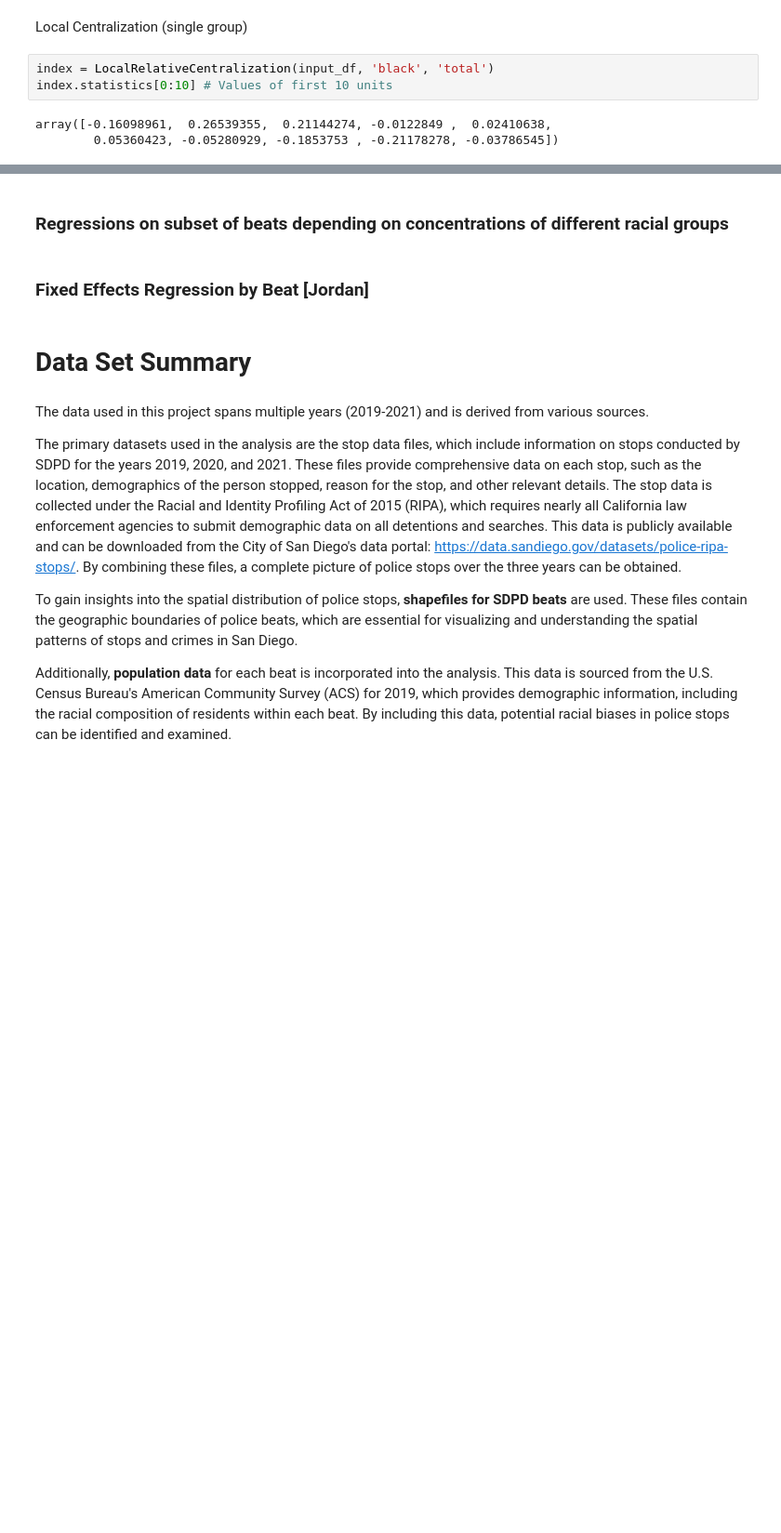
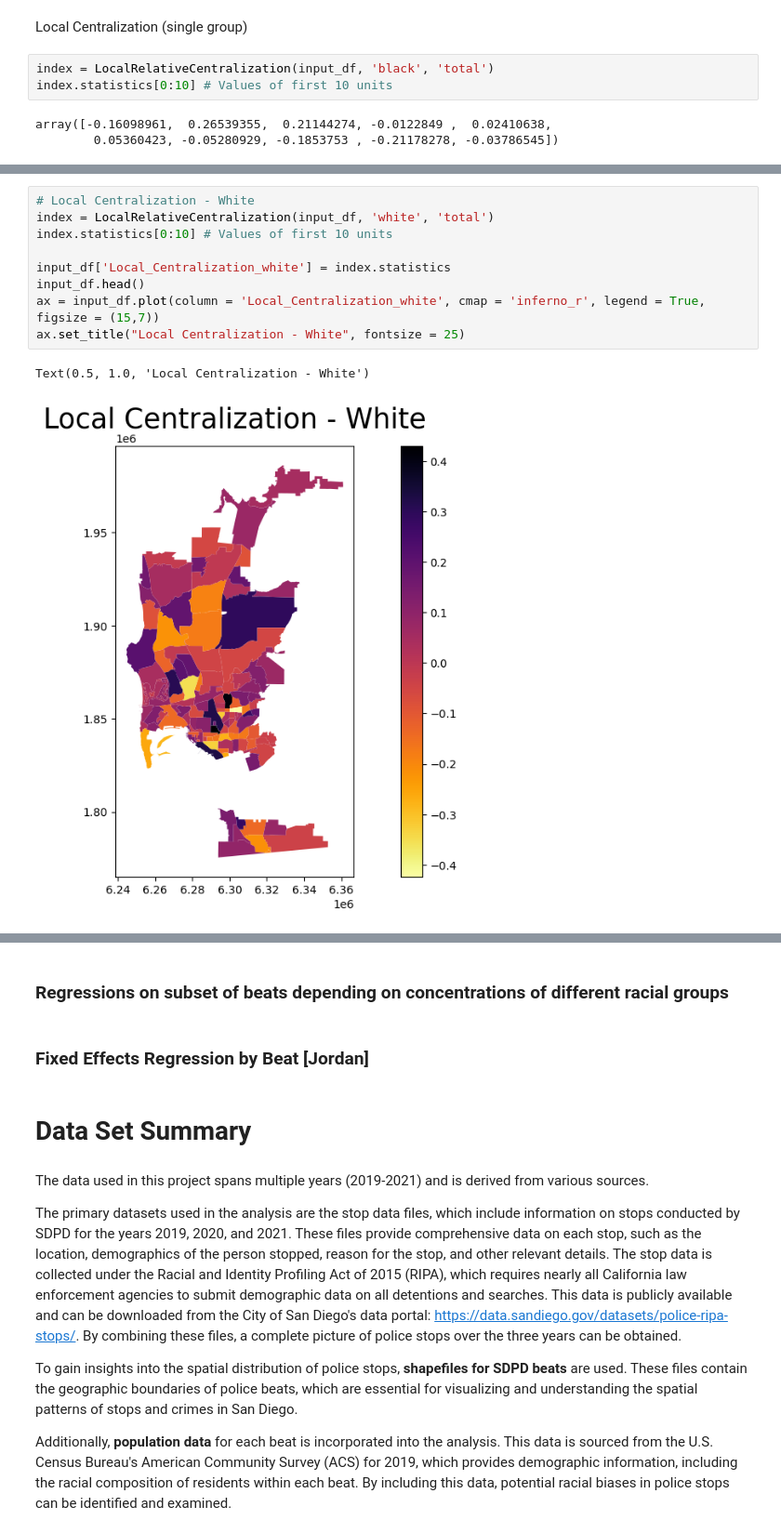
Before and after one commit to aldabbagh/DPI617, a Jupyter notebook: starter.ipynb, the cells around one changed output, grey strips where cells are left out. Shown at 93% size. Drawn from its saved outputs; the diff is of its cells as text; blank space fills up the shorter version.

```diff
--- a/starter.ipynb
+++ b/starter.ipynb
@@ -1033,3 +1042,15 @@ Text(0.5, 1.0, 'Local Centralization - Black')
+# %%
+# Local Centralization - White
+index = LocalRelativeCentralization(input_df, 'white', 'total')
+index.statistics[0:10] # Values of first 10 units
+
+input_df['Local_Centralization_white'] = index.statistics
+input_df.head()
+ax = input_df.plot(column = 'Local_Centralization_white', cmap = 'inferno_r', legend = True, figsize = (15,7))
+ax.set_title("Local Centralization - White", fontsize = 25)
+# %% [output]
+Text(0.5, 1.0, 'Local Centralization - White')
+[figure, added]
 # %%
 # local diversity regression
 model1_linear_diversity = smf.ols(formula=' num_stops ~ num_crimes + Local_Diversity', data=input_df).fit()
```
Also changed, not shown: parts of 33 cells of this notebook, 1 other file.
